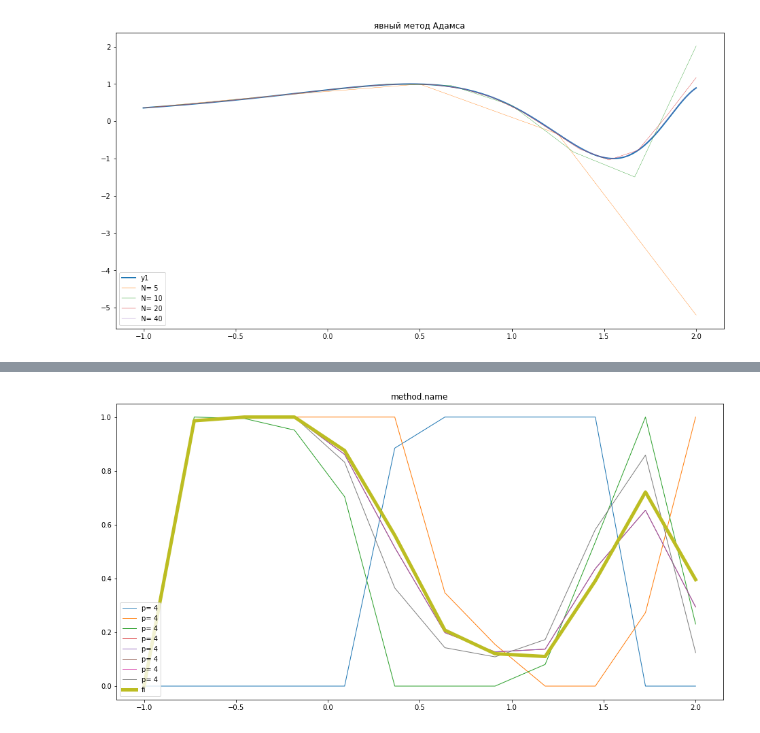
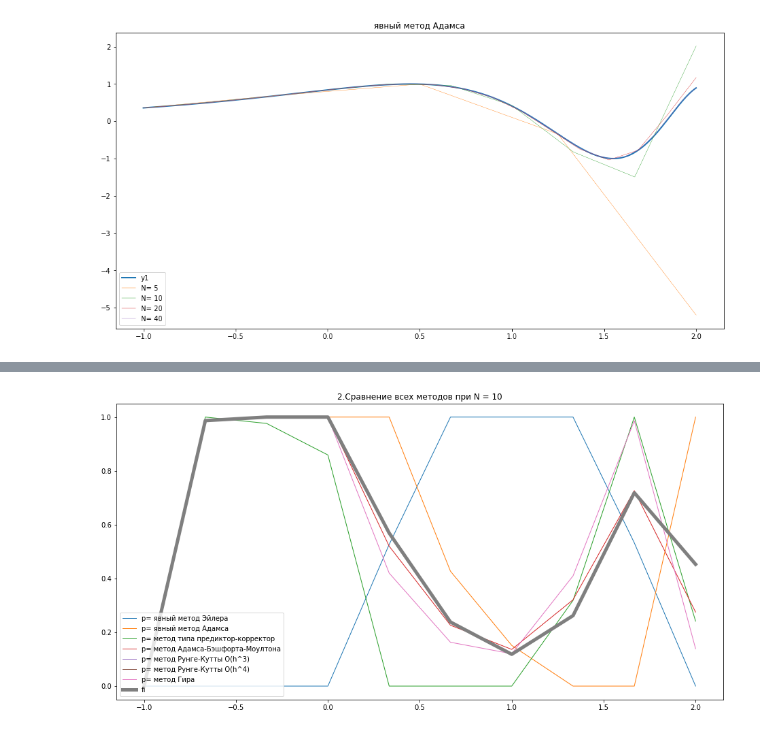
Before and after one commit to Raser23/CalculationMethods2019_1, a Jupyter notebook: All.ipynb, the cells around one changed output, grey strips where cells are left out. Drawn from its saved outputs; the diff is of its cells as text; code cells hidden in the pictures.

```diff
--- a/All.ipynb
+++ b/All.ipynb
@@ -80,7 +70,7 @@ class Method:
 N = 5 * 2 ** 1
 _N = 5 * 2 ** 6
 
-draw_step = max(1,int(N/_N))
+#draw_step = max(1,int(N/_N))
 
 
 k = 0
@@ -95,4 +85,5 @@ rka_method = Method(x0,xN,k,N,rk_a,3, name = 'метод Рунге-Кутты O
 rkb_method = Method(x0,xN,k,N,rk_b,4, name = 'метод Рунге-Кутты O(h^4)')
 gir_method = Method(x0,xN,k,N,gir,4,require_additional = True, fi = fi,dfi= dfi, name = 'метод Гира')
 
-methods = [euler_method,adams_method,pc_method,abm_method,abm_method,rka_method,rkb_method,gir_method]
+methods = [euler_method,adams_method,pc_method,abm_method,rka_method,rkb_method,gir_method]
+method_count = len(methods)
@@ -198,42 +193,15 @@ plt.savefig('test1.png',dpi = 200)
-# %%
-current_n = 12
-nodes = np.linspace(x0, xN, current_n)
-y = adams_method.calculate(y_fi[:4],f)
-
-fig = plt.figure(figsize=(16,8))
-plt.title('method.name')
-
-nodes_draw = np.linspace(x0, xN, current_n)
-y_fi = fi(nodes_draw)
-
-
-
-ys = []
-
-for method in methods:
-    y = method.calculate(fi(nodes)[:4],f, N = current_n )
-    ys.append(y-y_fi)
-    #plt.plot(nodes, y, label='p= '+str(method.p), linewidth=1)
-y_max = ys[0]
-y_min = ys[0]
-for y in ys:
-    y_max = np.maximum(y_max,y)
-    y_min = np.minimum(y_min,y)
-
-y_delta = y_max - y_min
-y_delta[0] = 1
-for i in range(len(ys)):
-    ys[i] = (ys[i]-y_min) / (y_delta)
-#ys.append((-y_min) / (y_delta))
-#print(y_delta)
-
-
-
-for y in ys:
-    plt.plot(nodes, y, label='p= '+str(method.p), linewidth=1)
-plt.plot(nodes,(-y_min) / (y_delta),label='fi', linewidth=5)
-plt.legend(loc='lower left')
-#plt.show()
-plt.savefig('test3.png',dpi = 200)
-# %% [output]
-[figure, removed]
+# %%
+fig = plt.figure(figsize=(16,8))
+plt.title('2.Сравнение всех методов при N = ' + str(current_n))
+
+counter = 0
+for y in y_scaled:
+    plt.plot(nodes, y, label='p= '+str(methods[counter].name), linewidth=1)
+    counter+=1
+
+plt.plot(nodes,(-y_min) / (y_delta),label='fi', linewidth=5)
+plt.legend(loc='lower left')
+#plt.show()
+plt.savefig('test3.png',dpi = 200)
+# %% [output]
+[figure, added]
```
Also changed, not shown: parts of 9 cells of this notebook, 2 other files.
